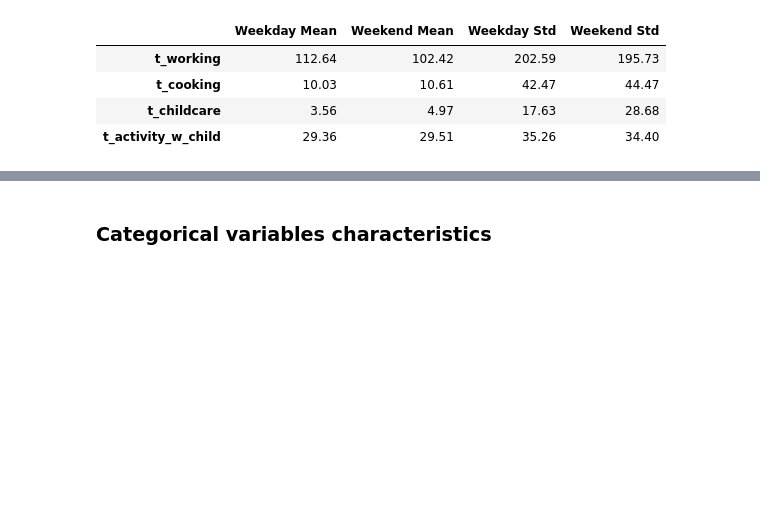
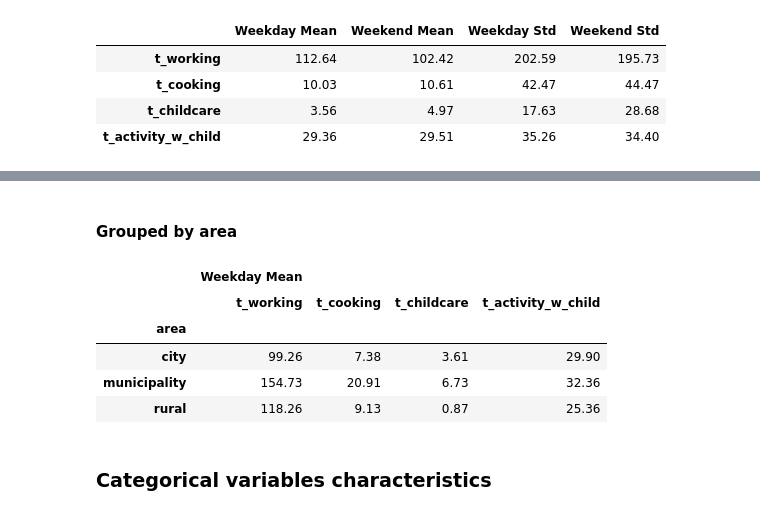
Before and after one commit to arttusamuel/statisical_data_analysis, a Jupyter notebook: stat-data-project/data-cleaning.ipynb, the cells around one changed output, grey strips where cells are left out. Saved outputs shown, nothing was run; the diff lists cells and outputs as text; code cells hidden in the pictures; blank space fills up the shorter version.

```diff
--- a/stat-data-project/data-cleaning.ipynb
+++ b/stat-data-project/data-cleaning.ipynb
@@ -556,3 +584,16 @@ pd.concat([weekday_mean, workday_mean, weekday_std, workday_std], axis=1, keys=[
+# %% [markdown]
+#### Grouped by area
+# %%
+list = ['area','t_working', 't_cooking', 't_childcare', 't_activity_w_child']
+weekday_mean = df[df['day_of_week'] == 'weekday'][list].groupby('area', observed=False).mean()
+pd.concat([weekday_mean], axis=1, keys=['Weekday Mean', 'Weekend Mean', 'Weekday Std', 'Weekend Std']).round(2)
+# %% [output]
+|  | Weekday Mean |  |  |  |
+|  | t_working | t_cooking | t_childcare | t_activity_w_child |
+| area |  |  |  |  |
+| city | 99.26 | 7.38 | 3.61 | 29.90 |
+| municipality | 154.73 | 20.91 | 6.73 | 32.36 |
+| rural | 118.26 | 9.13 | 0.87 | 25.36 |
 # %% [markdown]
 ### Categorical variables characteristics
 # %%
```
Also changed, not shown: parts of 9 cells of this notebook.
